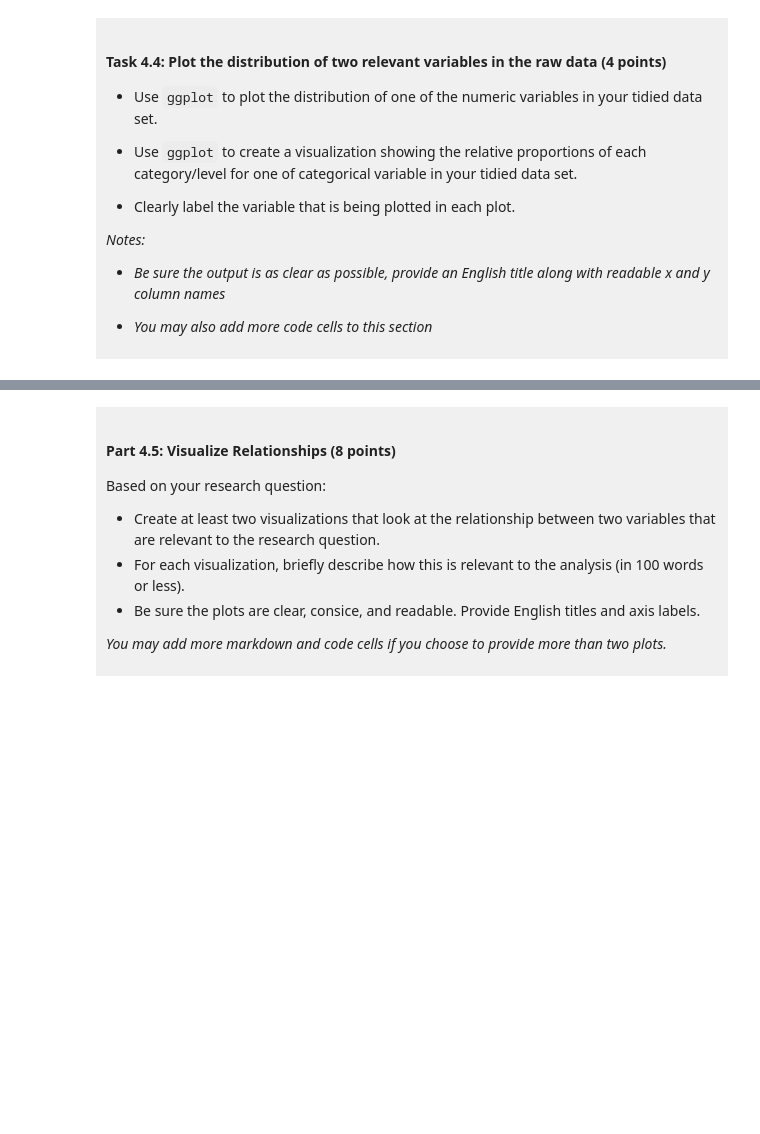
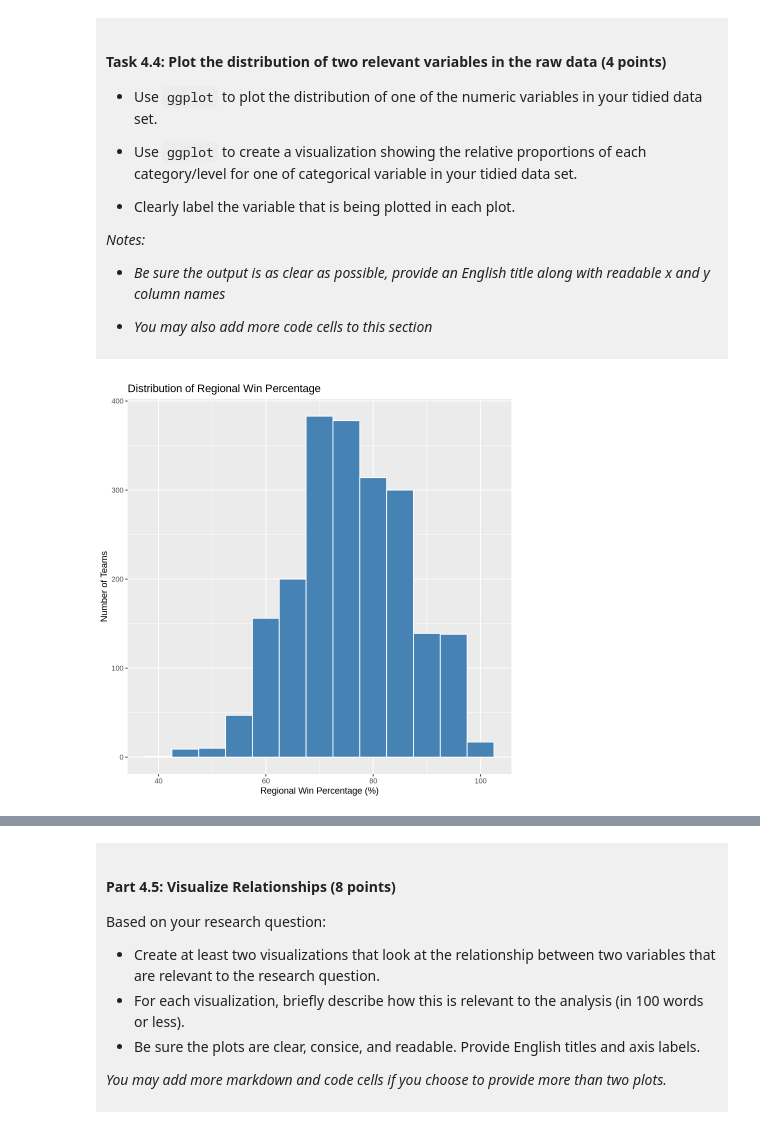
Before and after one commit to zoeyfan52/dsci-100-project-zoey-fan, a Jupyter notebook: dsci-100-project-notebook.ipynb, the cells around one changed output, grey strips where cells are left out. Cells and saved outputs as stored; diff of their text form; code cells hidden in the pictures; blank space fills up the shorter version.

```diff
--- a/dsci-100-project-notebook.ipynb
+++ b/dsci-100-project-notebook.ipynb
@@ -300,5 +332,9 @@ You will refine your research question (if needed) and produce a tidy data set.
 
 </div>
 # %%
-### EDIT THIS CODE CELL FOR PLOT 1 ###
+reg_wins_pct_plot <- ggplot(basketball_data, aes(x = reg_wins_pct)) + geom_histogram(binwidth = 5, fill = "steelblue", color = "white") +
+labs(title = "Distribution of Regional Win Percentage",  x = "Regional Win Percentage (%)", y = "Number of Teams")
+reg_wins_pct_plot
+# %% [output]
+[figure, added]
 # %%
```
Also changed, not shown: parts of 10 cells of this notebook.
